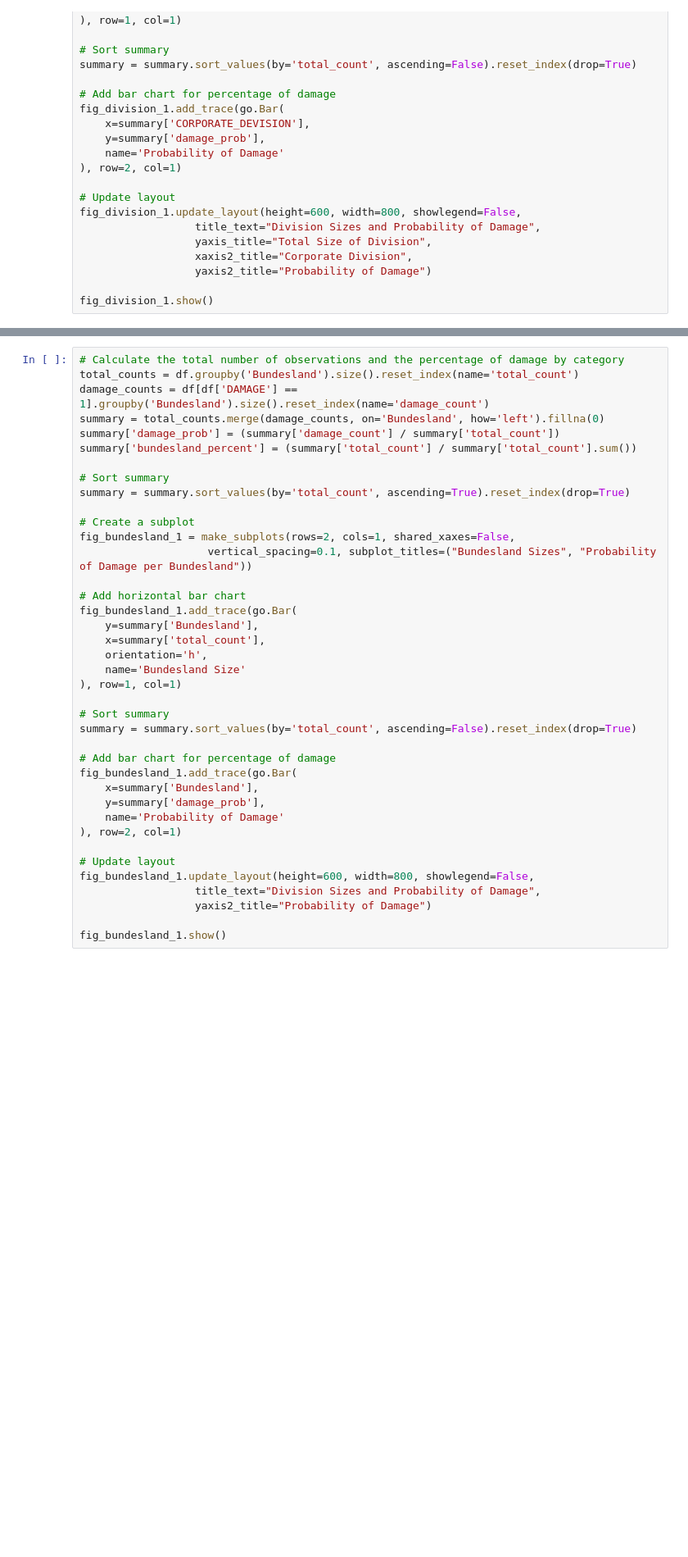
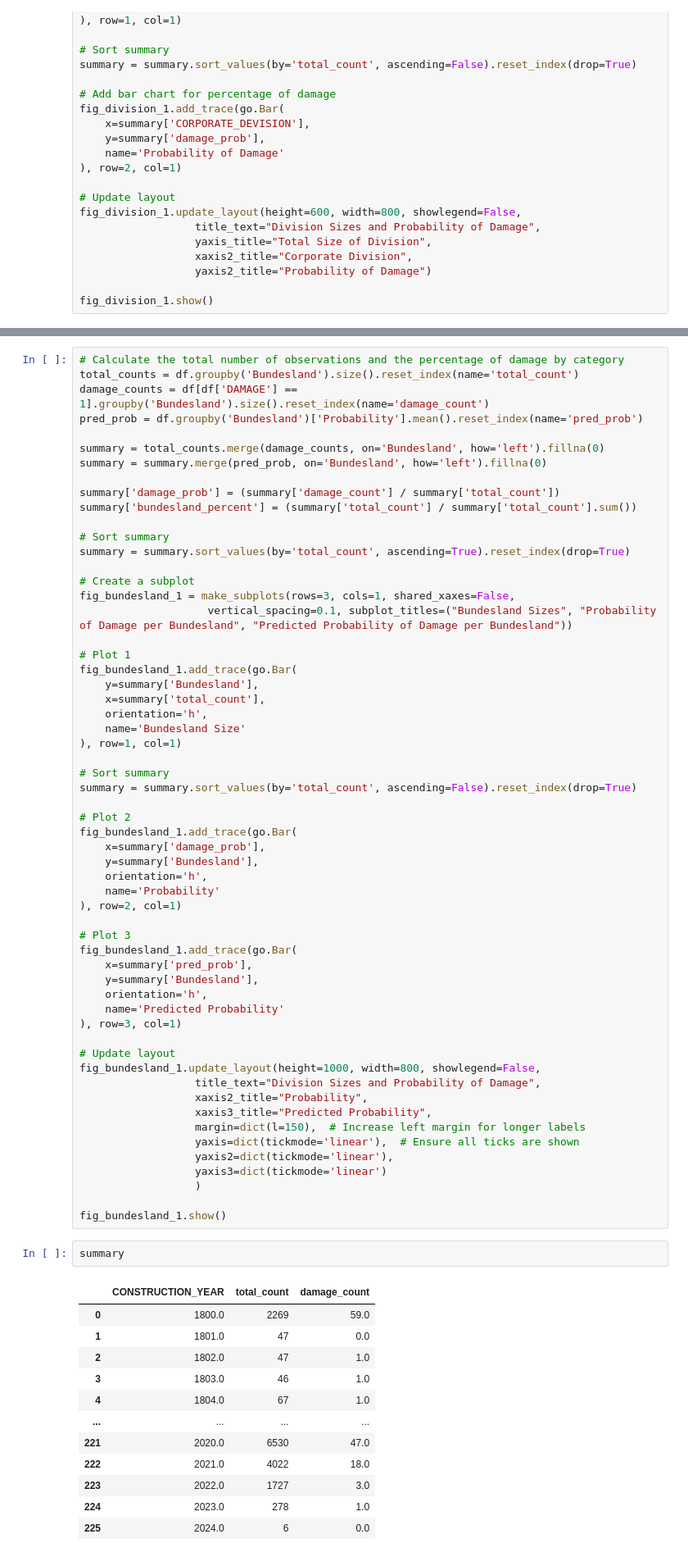
Before and after one commit to miinsss/Capstone-Project, a Jupyter notebook: results_analysis.ipynb, the cells around one changed output, grey strips where cells are left out. Shown at 82% size. Saved outputs shown, nothing was run; the diff lists cells and outputs as text; blank space fills up the shorter version.

```diff
--- a/results_analysis.ipynb
+++ b/results_analysis.ipynb
@@ -150,7 +227,11 @@ fig_division_2.show()
 # Calculate the total number of observations and the percentage of damage by category
 total_counts = df.groupby('Bundesland').size().reset_index(name='total_count')
 damage_counts = df[df['DAMAGE'] == 1].groupby('Bundesland').size().reset_index(name='damage_count')
+pred_prob = df.groupby('Bundesland')['Probability'].mean().reset_index(name='pred_prob')
+
 summary = total_counts.merge(damage_counts, on='Bundesland', how='left').fillna(0)
+summary = summary.merge(pred_prob, on='Bundesland', how='left').fillna(0)
+
 summary['damage_prob'] = (summary['damage_count'] / summary['total_count'])
 summary['bundesland_percent'] = (summary['total_count'] / summary['total_count'].sum())
 
@@ -158,10 +239,10 @@ summary['bundesland_percent'] = (summary['total_count'] / summary['total_count']
 summary = summary.sort_values(by='total_count', ascending=True).reset_index(drop=True)
 
 # Create a subplot
-fig_bundesland_1 = make_subplots(rows=2, cols=1, shared_xaxes=False,
-                    vertical_spacing=0.1, subplot_titles=("Bundesland Sizes", "Probability of Damage per Bundesland"))
+fig_bundesland_1 = make_subplots(rows=3, cols=1, shared_xaxes=False,
+                    vertical_spacing=0.1, subplot_titles=("Bundesland Sizes", "Probability of Damage per Bundesland", "Predicted Probability of Damage per Bundesland"))
 
-# Add horizontal bar chart
+# Plot 1
 fig_bundesland_1.add_trace(go.Bar(
     y=summary['Bundesland'],
     x=summary['total_count'],
@@ -172,16 +253,46 @@ fig_bundesland_1.add_trace(go.Bar(
 # Sort summary
 summary = summary.sort_values(by='total_count', ascending=False).reset_index(drop=True)
 
-# Add bar chart for percentage of damage
+# Plot 2
 fig_bundesland_1.add_trace(go.Bar(
-    x=summary['Bundesland'],
-    y=summary['damage_prob'],
-    name='Probability of Damage'
+    x=summary['damage_prob'],
+    y=summary['Bundesland'],
+    orientation='h',
+    name='Probability'
 ), row=2, col=1)
 
+# Plot 3
+fig_bundesland_1.add_trace(go.Bar(
+    x=summary['pred_prob'],
+    y=summary['Bundesland'],
+    orientation='h',
+    name='Predicted Probability'
+), row=3, col=1)
+
 # Update layout
-fig_bundesland_1.update_layout(height=600, width=800, showlegend=False,
+fig_bundesland_1.update_layout(height=1000, width=800, showlegend=False,
                   title_text="Division Sizes and Probability of Damage",
-                  yaxis2_title="Probability of Damage")
+                  xaxis2_title="Probability",
+                  xaxis3_title="Predicted Probability",
+                  margin=dict(l=150),  # Increase left margin for longer labels
+                  yaxis=dict(tickmode='linear'),  # Ensure all ticks are shown
+                  yaxis2=dict(tickmode='linear'),
+                  yaxis3=dict(tickmode='linear')
+                  )
 
 fig_bundesland_1.show()
+# %%
+summary
+# %% [output]
+|  | CONSTRUCTION_YEAR | total_count | damage_count |
+| 0 | 1800.0 | 2269 | 59.0 |
+| 1 | 1801.0 | 47 | 0.0 |
+| 2 | 1802.0 | 47 | 1.0 |
+| 3 | 1803.0 | 46 | 1.0 |
+| 4 | 1804.0 | 67 | 1.0 |
+| ... | ... | ... | ... |
+| 221 | 2020.0 | 6530 | 47.0 |
+| 222 | 2021.0 | 4022 | 18.0 |
+| 223 | 2022.0 | 1727 | 3.0 |
+| 224 | 2023.0 | 278 | 1.0 |
+| 225 | 2024.0 | 6 | 0.0 |
```
Also changed, not shown: parts of 28 cells of this notebook, 2 other files.
